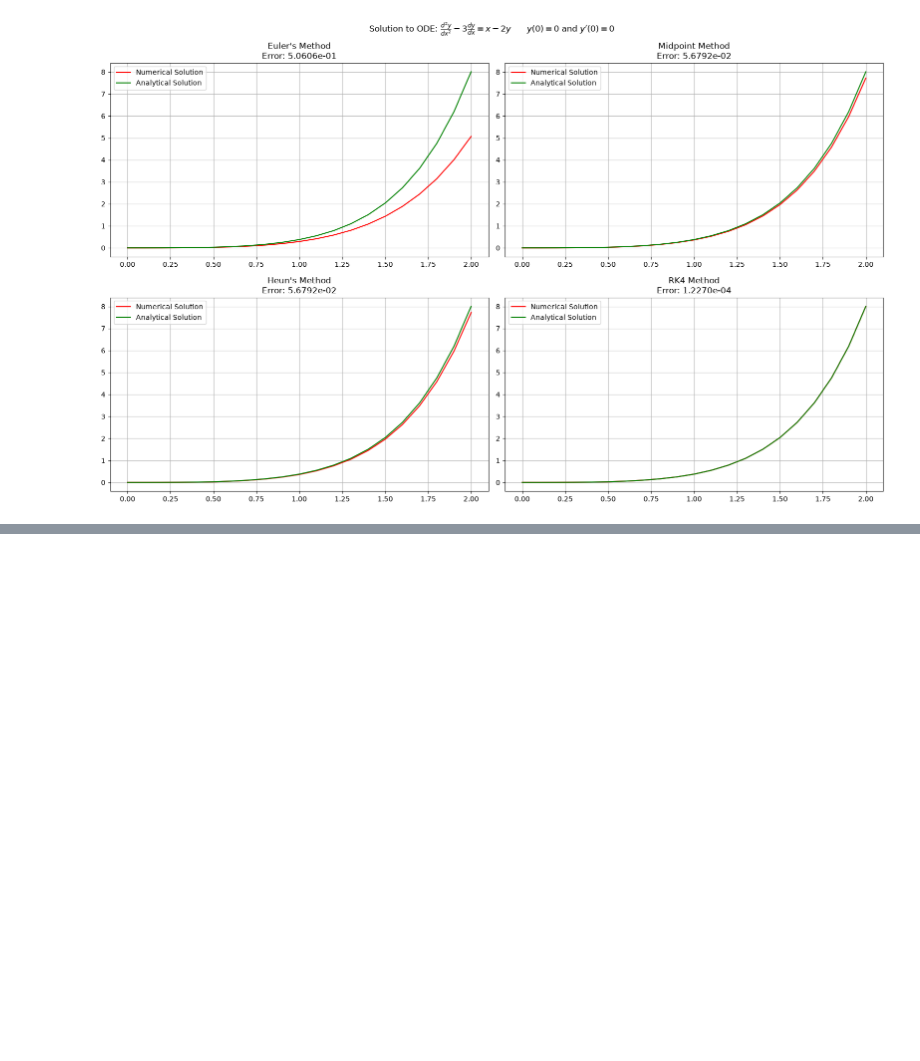
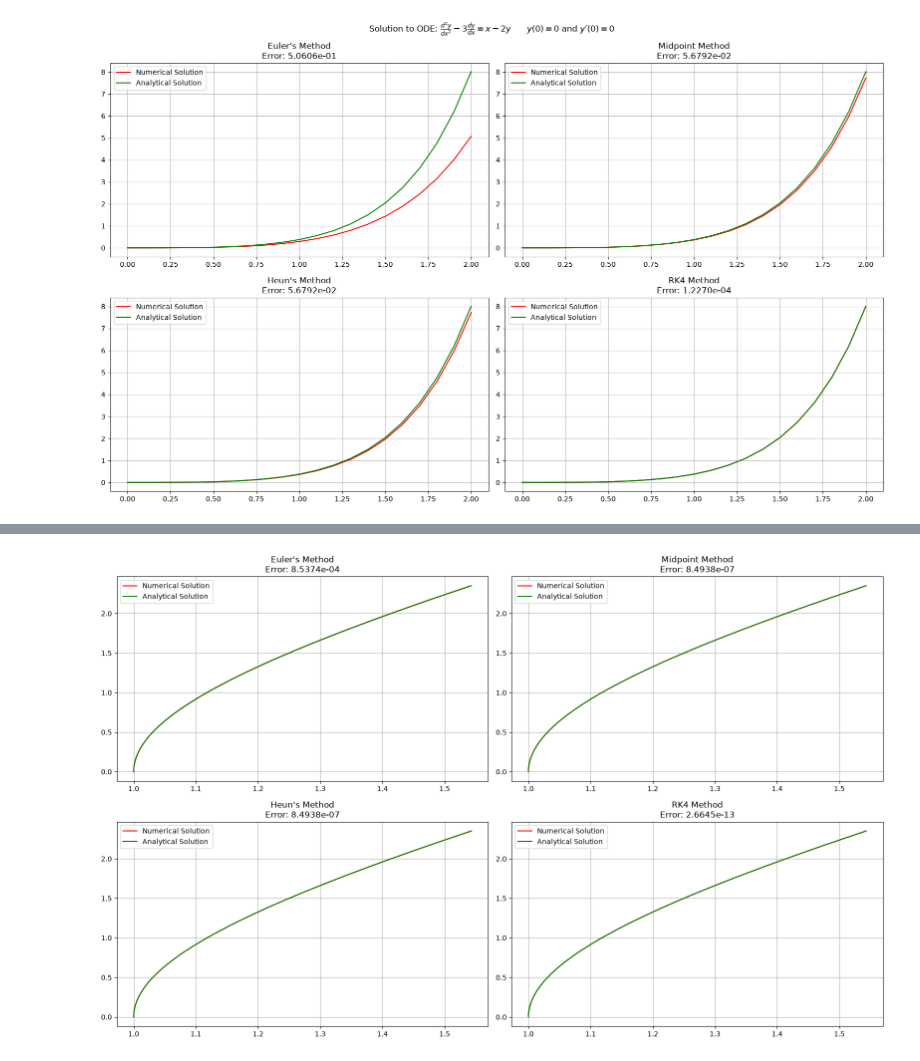
Before and after one commit to OjasRane/Ordinary-Differential-Equations, a Jupyter notebook: analysis/solving_ivp_problems.ipynb, the cells around one changed output, grey strips where cells are left out. Drawn from its saved outputs; the diff is of its cells as text; code cells hidden in the pictures; blank space fills up the shorter version.

Commit message:
Added state vector support explaination and solved some coupled system problems

```diff
--- a/analysis/solving_ivp_problems.ipynb
+++ b/analysis/solving_ivp_problems.ipynb
@@ -286,0 +369,51 @@ plt.show()
+# %%
+def func(t, state):
+    x, y = state[0], state[1]
+    return np.array([
+        y/8,
+        x/2
+    ])
+
+a = 0
+b = 4
+h = 0.01
+initial_state = np.array([1, 0])
+
+fig, axes = plt.subplots(2, 2, figsize=(16, 10))
+
+t, solution = ivp.state_euler_method(a, b, h, func, initial_state)
+x, y = solution[0], solution[1]
+axes[0, 0].set_title(f"Euler's Method\nError: {np.mean(np.abs(solution - np.vstack((np.cosh(t/4), 2*np.sinh(t/4))))):.4e}")
+axes[0, 0].plot(x, y, color="red", label="Numerical Solution")
+axes[0, 0].plot(np.cosh(t/4), 2*np.sinh(t/4), color="green", label="Analytical Solution")
+axes[0, 0].grid()
+axes[0, 0].legend(loc="upper left")
+
+t, solution = ivp.state_midpoint_method(a, b, h, func, initial_state)
+x, y = solution[0], solution[1]
+axes[0, 1].set_title(f"Midpoint Method\nError: {np.mean(np.abs(solution - np.vstack((np.cosh(t/4), 2*np.sinh(t/4))))):.4e}")
+axes[0, 1].plot(x, y, color="red", label="Numerical Solution")
+axes[0, 1].plot(np.cosh(t/4), 2*np.sinh(t/4), color="green", label="Analytical Solution")
+axes[0, 1].grid()
+axes[0, 1].legend(loc="upper left")
+
+t, solution = ivp.state_heun_method(a, b, h, func, initial_state)
+x, y = solution[0], solution[1]
+axes[1, 0].set_title(f"Heun's Method\nError: {np.mean(np.abs(solution - np.vstack((np.cosh(t/4), 2*np.sinh(t/4))))):.4e}")
+axes[1, 0].plot(x, y, color="red", label="Numerical Solution")
+axes[1, 0].plot(np.cosh(t/4), 2*np.sinh(t/4), color="green", label="Analytical Solution")
+axes[1, 0].grid()
+axes[1, 0].legend(loc="upper left")
+
+t, solution = ivp.state_rk4(a, b, h, func, initial_state)
+x, y = solution[0], solution[1]
+axes[1, 1].set_title(f"RK4 Method\nError: {np.mean(np.abs(solution - np.vstack((np.cosh(t/4), 2*np.sinh(t/4))))):.4e}")
+axes[1, 1].plot(x, y, color="red", label="Numerical Solution")
+axes[1, 1].plot(np.cosh(t/4), 2*np.sinh(t/4), color="green", label="Analytical Solution")
+axes[1, 1].grid()
+axes[1, 1].legend(loc="upper left")
+
+plt.tight_layout()
+plt.show()
+# %% [output]
+[figure, added]
```
Also changed, not shown: parts of 7 cells of this notebook.
